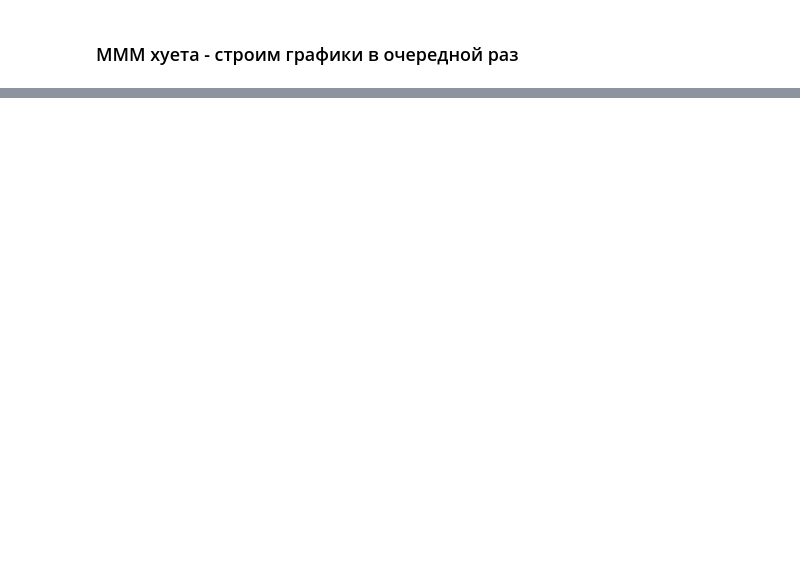
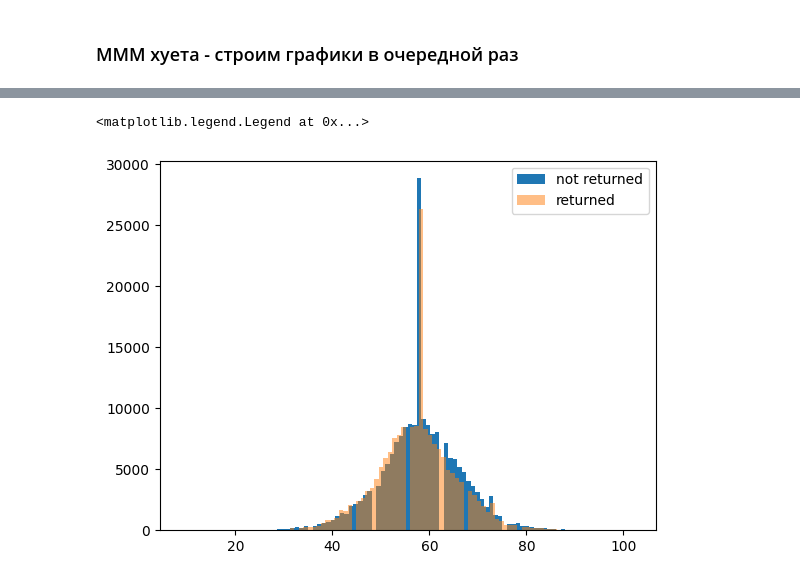
Before and after one commit to EfimowEgor/MMAD_DMC2014, a Jupyter notebook: EDA_v2.ipynb, the cells around one changed output, grey strips where cells are left out. Drawn from its saved outputs; the diff is of its cells as text; code cells hidden in the pictures; blank space fills up the shorter version.

```diff
--- a/EDA_v2.ipynb
+++ b/EDA_v2.ipynb
@@ -238,0 +86,10 @@ F1-score: 0.6101498053190787
+# %%
+df_0 = df.loc[df['returnShipment'] == 0]
+df_1 = df.loc[df['returnShipment'] == 1]
+# %%
+plt.hist(df_0['ageHuman'], bins=100, label='not returned')
+plt.hist(df_1['ageHuman'], bins=100, label='returned', alpha=0.5)
+plt.legend()
+# %% [output]
+<matplotlib.legend.Legend at 0x...>
+[figure, added]
```
Also changed, not shown: parts of 53 cells of this notebook, 3 other files.
